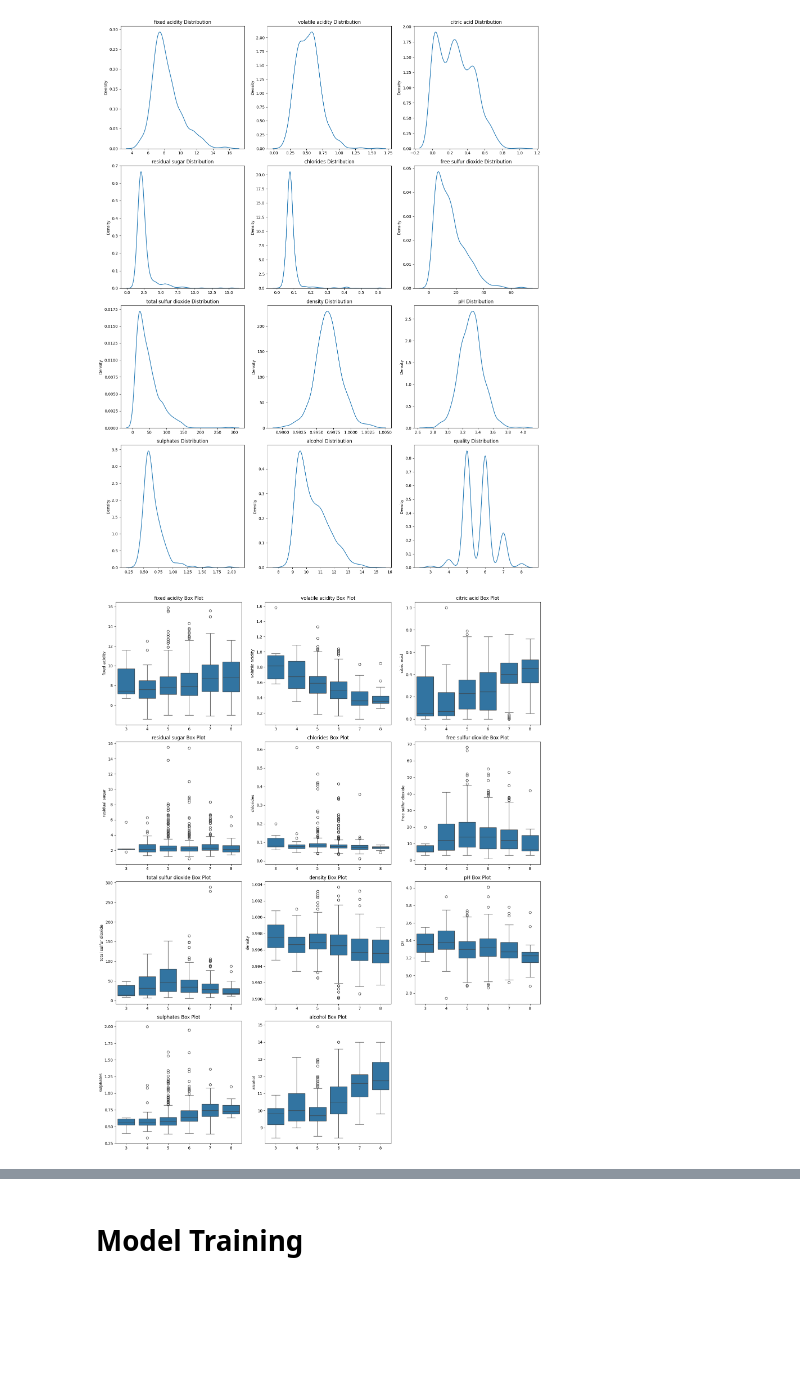
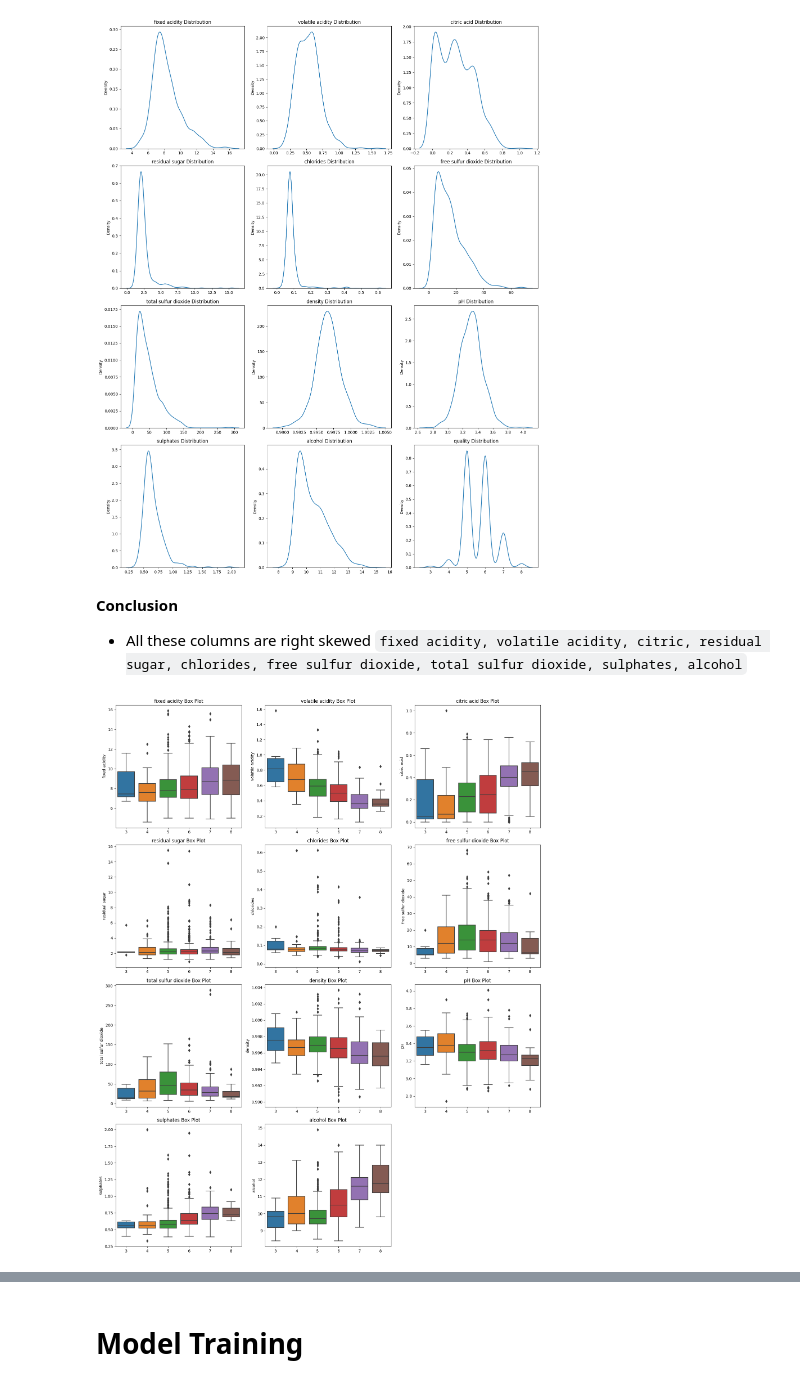
Before and after one commit to aditya345-coder/Wine-Quality-End-to-End-ML-Project, a Jupyter notebook: notebook/trials.ipynb, the cells around one changed output, grey strips where cells are left out. Drawn from its saved outputs; the diff is of its cells as text; code cells hidden in the pictures; blank space fills up the shorter version.

```diff
--- a/notebook/trials.ipynb
+++ b/notebook/trials.ipynb
@@ -194,30 +222,48 @@ plt.tight_layout()
 # %% [output]
 [figure]
+# %% [markdown]
+**Conclusion**
+
+* All these columns are right skewed `fixed acidity, volatile acidity, citric, residual sugar, chlorides, free sulfur dioxide, total sulfur dioxide, sulphates, alcohol`
 # %%
-columns = list(df.columns)
-columns.remove("quality")
-n_cols = 3
-n_rows = math.ceil(len(columns)/n_cols)
-fig, ax = plt.subplots(n_rows, n_cols, figsize=(16, n_rows*5))
-ax = ax.flatten()
+import math
+import matplotlib.pyplot as plt
+import seaborn as sns
 
-for i, column in enumerate(columns):
-    plot_axes = [ax[i]]
+def plot_boxplots_by_quality(df, target_column="quality", n_cols=3, figsize_base=5):
+    """
+    Plots boxplots of all numerical features against a categorical target (like 'quality').
 
-    sns.boxplot(
-        y=df[column],
-        x=df.quality,
-        # hue=df.set,
-        ax=ax[i],
-    )
+    Parameters:
+    - df (pd.DataFrame): Input DataFrame
+    - target_column (str): Column to group by on the x-axis (default="quality")
+    - n_cols (int): Number of columns in subplot grid (default=3)
+    - figsize_base (int): Controls height of each row (default=5)
+    """
+    columns = list(df.columns)
+    if target_column in columns:
+        columns.remove(target_column)
 
-    # titles
-    ax[i].set_title(f'{column} Box Plot')
-    ax[i].set_xlabel(None)
+    n_rows = math.ceil(len(columns) / n_cols)
+    fig, ax = plt.subplots(n_rows, n_cols, figsize=(16, n_rows * figsize_base))
+    ax = ax.flatten()
 
-for i in range(i+1, len(ax)):
-    ax[i].axis('off')
+    for i, column in enumerate(columns):
+        sns.boxplot(
+            y=df[column],
+            x=df[target_column],
+            ax=ax[i],
+        )
+        ax[i].set_title(f'{column} Box Plot')
+        ax[i].set_xlabel(None)
 
-plt.tight_layout()
+    # Turn off unused axes
+    for i in range(i + 1, len(ax)):
+        ax[i].axis('off')
+
+    plt.tight_layout()
+    plt.show()
+
+plot_boxplots_by_quality(df)
 # %% [output]
-[figure, old version]
+[figure, new version]
```
Also changed, not shown: parts of 34 cells of this notebook, 9 other files.
